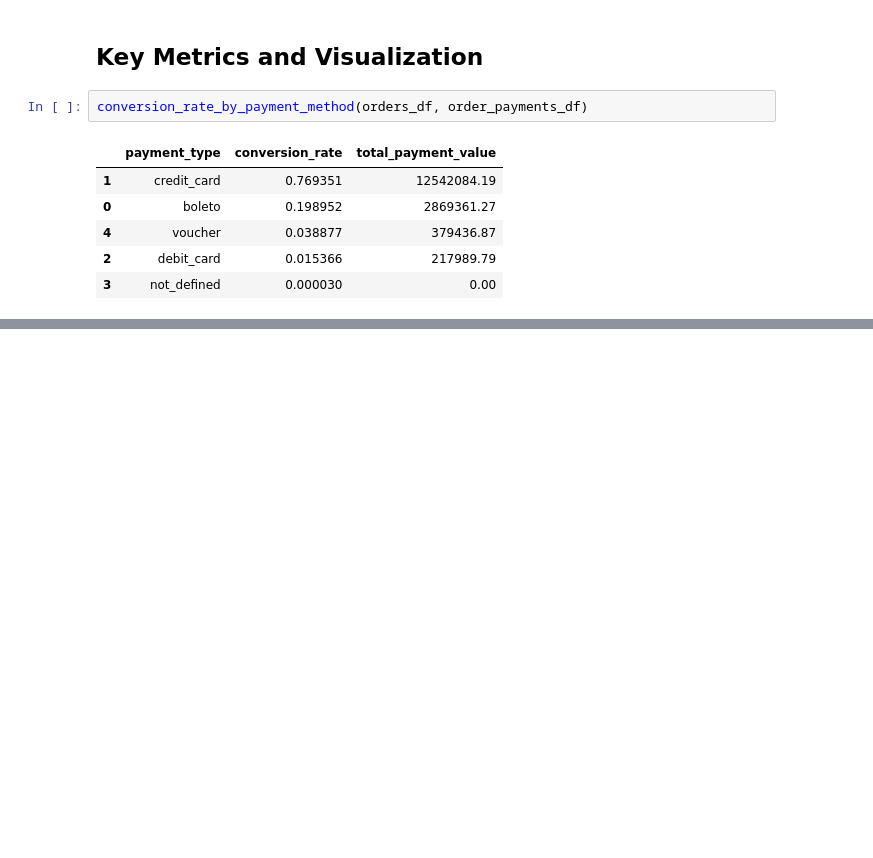
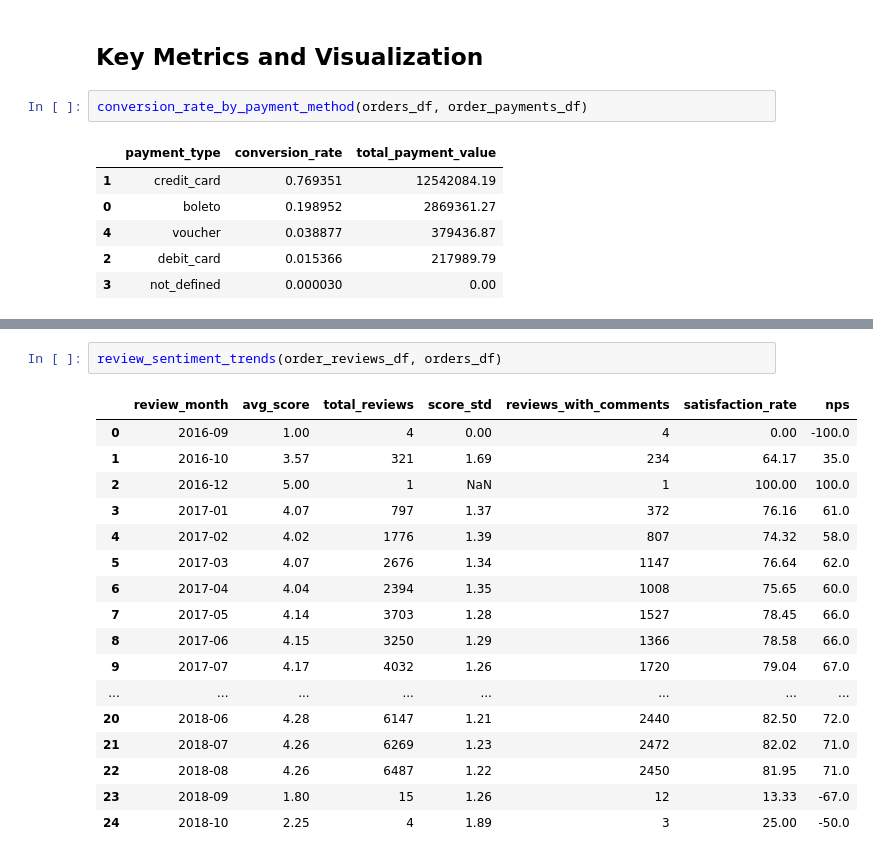
Before and after one commit to kenia-cisneros-a11y/e-comerce_olist_data, a Jupyter notebook: tests.ipynb, the cells around one changed output, grey strips where cells are left out. Saved outputs shown, nothing was run; the diff lists cells and outputs as text; blank space fills up the shorter version.

```diff
--- a/tests.ipynb
+++ b/tests.ipynb
@@ -239,0 +307,20 @@ logistics_impact_analysis(order_items_df, orders_df)
+# %%
+review_sentiment_trends(order_reviews_df, orders_df)
+# %% [output]
+|  | review_month | avg_score | total_reviews | score_std | reviews_with_comments | satisfaction_rate | nps |
+| 0 | 2016-09 | 1.00 | 4 | 0.00 | 4 | 0.00 | -100.0 |
+| 1 | 2016-10 | 3.57 | 321 | 1.69 | 234 | 64.17 | 35.0 |
+| 2 | 2016-12 | 5.00 | 1 | NaN | 1 | 100.00 | 100.0 |
+| 3 | 2017-01 | 4.07 | 797 | 1.37 | 372 | 76.16 | 61.0 |
+| 4 | 2017-02 | 4.02 | 1776 | 1.39 | 807 | 74.32 | 58.0 |
+| 5 | 2017-03 | 4.07 | 2676 | 1.34 | 1147 | 76.64 | 62.0 |
+| 6 | 2017-04 | 4.04 | 2394 | 1.35 | 1008 | 75.65 | 60.0 |
+| 7 | 2017-05 | 4.14 | 3703 | 1.28 | 1527 | 78.45 | 66.0 |
+| 8 | 2017-06 | 4.15 | 3250 | 1.29 | 1366 | 78.58 | 66.0 |
+| 9 | 2017-07 | 4.17 | 4032 | 1.26 | 1720 | 79.04 | 67.0 |
+| ... | ... | ... | ... | ... | ... | ... | ... |
+| 20 | 2018-06 | 4.28 | 6147 | 1.21 | 2440 | 82.50 | 72.0 |
+| 21 | 2018-07 | 4.26 | 6269 | 1.23 | 2472 | 82.02 | 71.0 |
+| 22 | 2018-08 | 4.26 | 6487 | 1.22 | 2450 | 81.95 | 71.0 |
+| 23 | 2018-09 | 1.80 | 15 | 1.26 | 12 | 13.33 | -67.0 |
+| 24 | 2018-10 | 2.25 | 4 | 1.89 | 3 | 25.00 | -50.0 |
```
Also changed, not shown: parts of 30 cells of this notebook, 4 other files.
